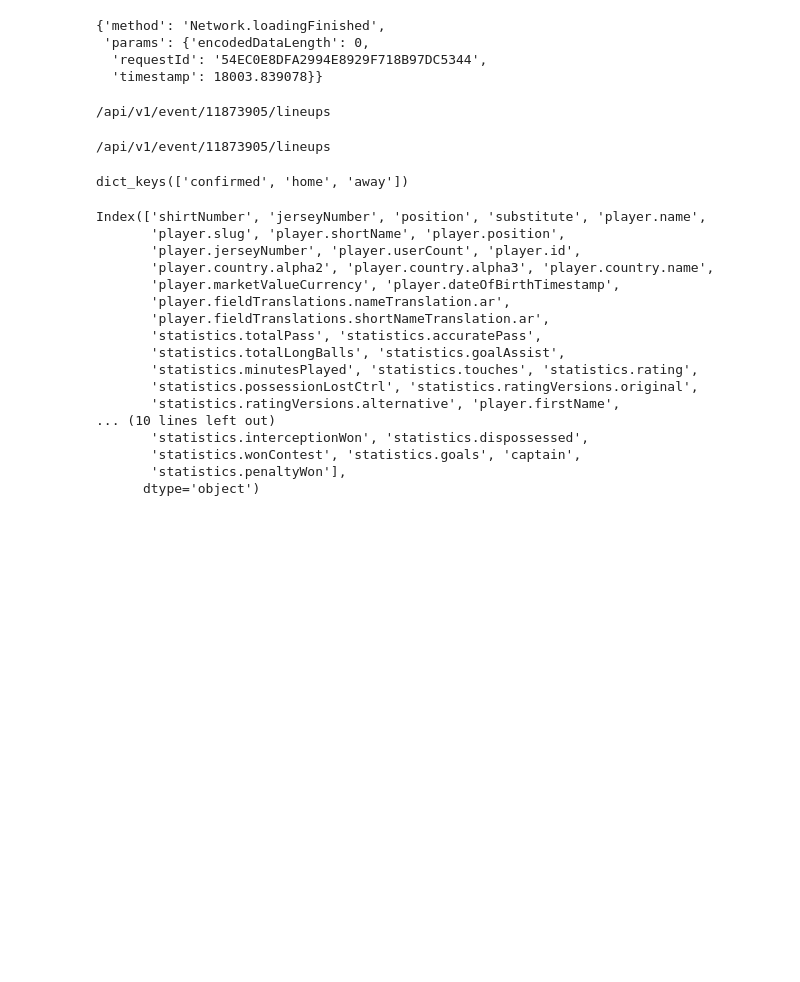
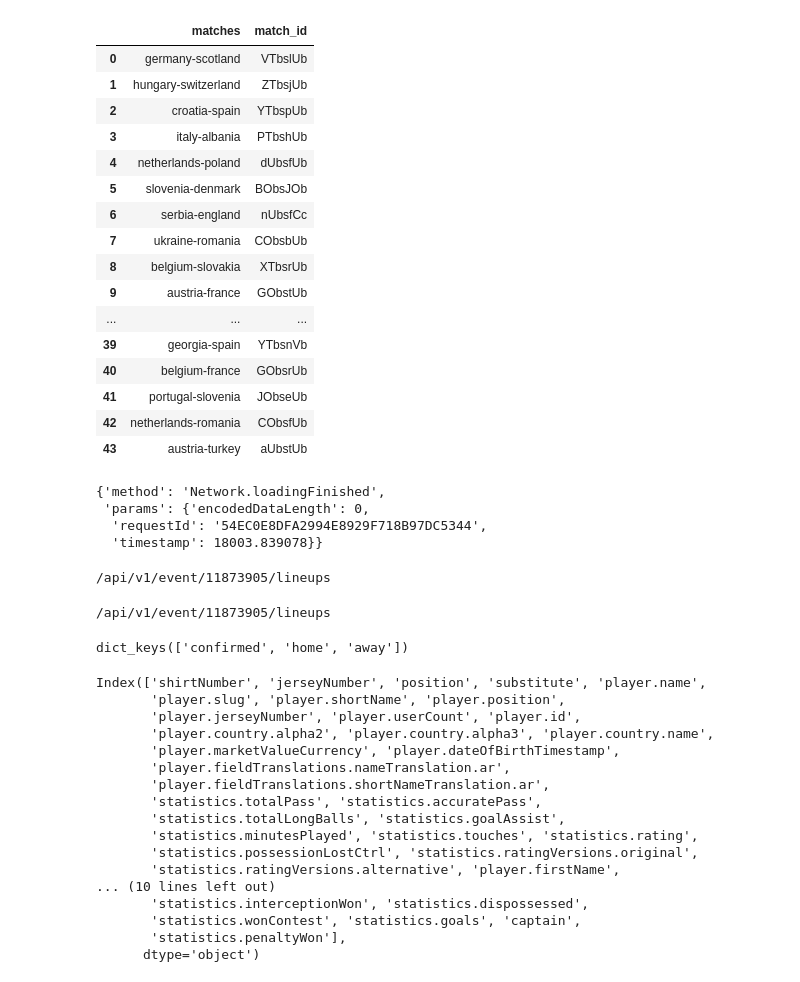
Before and after one commit to SFETNI/Omdena-UEFAEURO2024, a Jupyter notebook: task1-data-collection/sofascore-lineup-event-data.ipynb, the cells around one changed output. Drawn from its saved outputs; the diff is of its cells as text; code cells hidden in the pictures; blank space fills up the shorter version.

```diff
--- a/task1-data-collection/sofascore-lineup-event-data.ipynb
+++ b/task1-data-collection/sofascore-lineup-event-data.ipynb
@@ -24,3 +25,25 @@ driver.set_page_load_timeout(20)
 headers = {
     'user-agent': 'Mozilla/5.0 (X11; Linux x86_64) AppleWebKit/537.36 (KHTML, like Gecko) Chrome/123.0.0.0 Safari/537.36'
 }
+# %%
+matches = pd.read_csv('matches.csv')
+# %%
+matches
+# %% [output]
+|  | matches | match_id |
+| 0 | germany-scotland | VTbslUb |
+| 1 | hungary-switzerland | ZTbsjUb |
+| 2 | croatia-spain | YTbspUb |
+| 3 | italy-albania | PTbshUb |
+| 4 | netherlands-poland | dUbsfUb |
+| 5 | slovenia-denmark | BObsJOb |
+| 6 | serbia-england | nUbsfCc |
+| 7 | ukraine-romania | CObsbUb |
+| 8 | belgium-slovakia | XTbsrUb |
+| 9 | austria-france | GObstUb |
+| ... | ... | ... |
+| 39 | georgia-spain | YTbsnVb |
+| 40 | belgium-france | GObsrUb |
+| 41 | portugal-slovenia | JObseUb |
+| 42 | netherlands-romania | CObsfUb |
+| 43 | austria-turkey | aUbstUb |
```
Also changed, not shown: parts of 11 cells of this notebook, 3 other files.
